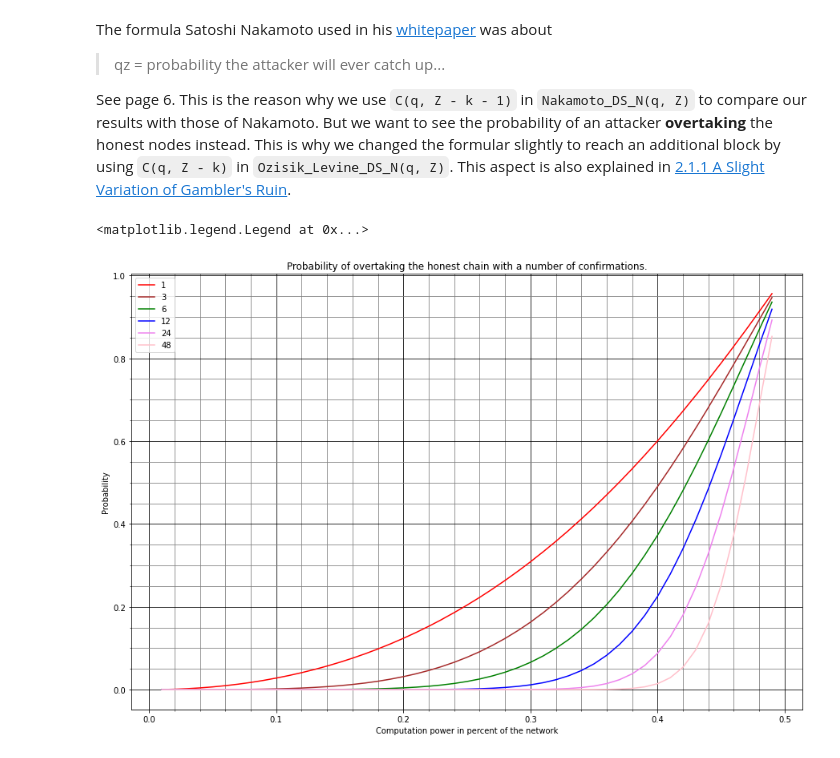
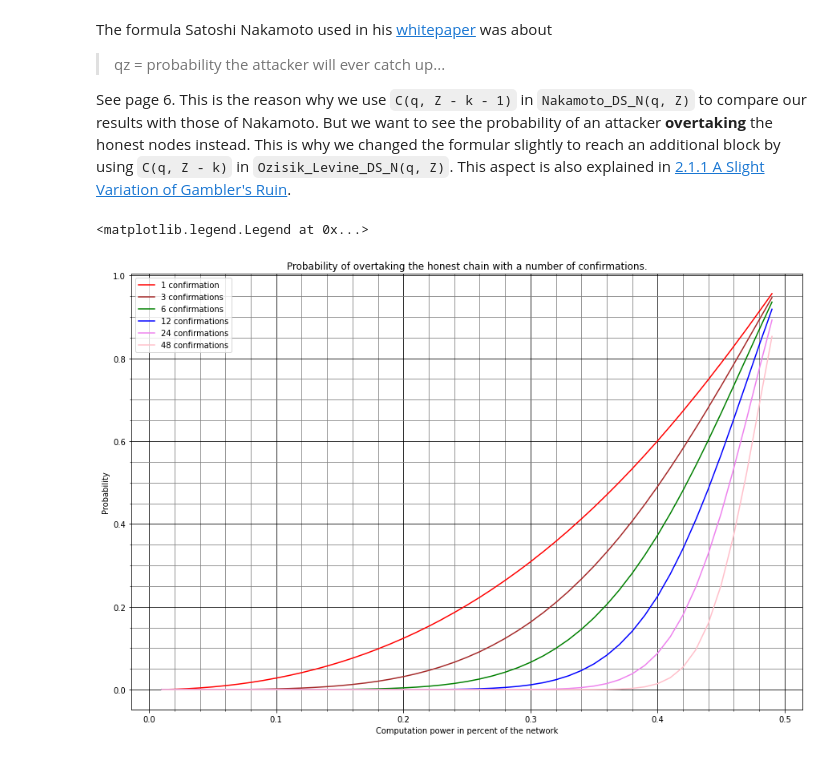
Before and after one commit to sandroboehme/bitcoin-confirmations-safety, a Jupyter notebook: bitcoin-confirmation-safety.ipynb, the cells around one changed output. Drawn from its saved outputs; the diff is of its cells as text; code cells hidden in the pictures.

Commit message:
Added deep link to the results on GitHub and improved the legend of the chart slightly.

```diff
--- a/bitcoin-confirmation-safety.ipynb
+++ b/bitcoin-confirmation-safety.ipynb
@@ -107,25 +107,25 @@ vOzisik_Levine_DS_N = np.vectorize(Ozisik_Levine_DS_N)
 # %%
 # The hashing power of the attacker = the probability the attacker will find the next block
 q = np.arange(0.01, 0.5, 0.01) # 0.01..0.5 steps of 0.01
 
 plt.rcParams['figure.figsize'] = [15, 10]
 
 plt.title('Probability of overtaking the honest chain with a number of confirmations.')
 plt.ylabel('Probability')
 plt.xlabel('Computation power in percent of the network')
 plt.minorticks_on()
 
 plt.grid(b=True, which='major', color='black')
 plt.grid(b=True, which='minor', color='gray')
 
-plt.plot(q, vOzisik_Levine_DS_N(q, 1), 'r', label="1")
-plt.plot(q, vOzisik_Levine_DS_N(q, 3), 'brown', label="3")
-plt.plot(q, vOzisik_Levine_DS_N(q, 6), 'green', label="6")
-plt.plot(q, vOzisik_Levine_DS_N(q, 12), 'blue', label="12")
-plt.plot(q, vOzisik_Levine_DS_N(q, 24), 'violet', label="24")
-plt.plot(q, vOzisik_Levine_DS_N(q, 48), 'pink', label="48")
+plt.plot(q, vOzisik_Levine_DS_N(q, 1), 'r', label="1 confirmation")
+plt.plot(q, vOzisik_Levine_DS_N(q, 3), 'brown', label="3 confirmations")
+plt.plot(q, vOzisik_Levine_DS_N(q, 6), 'green', label="6 confirmations")
+plt.plot(q, vOzisik_Levine_DS_N(q, 12), 'blue', label="12 confirmations")
+plt.plot(q, vOzisik_Levine_DS_N(q, 24), 'violet', label="24 confirmations")
+plt.plot(q, vOzisik_Levine_DS_N(q, 48), 'pink', label="48 confirmations")
 
 plt.legend()
 # %% [output]
 <matplotlib.legend.Legend at 0x...>
-[figure, old version]
+[figure, new version]
```
Also changed, not shown: 1 other file.
